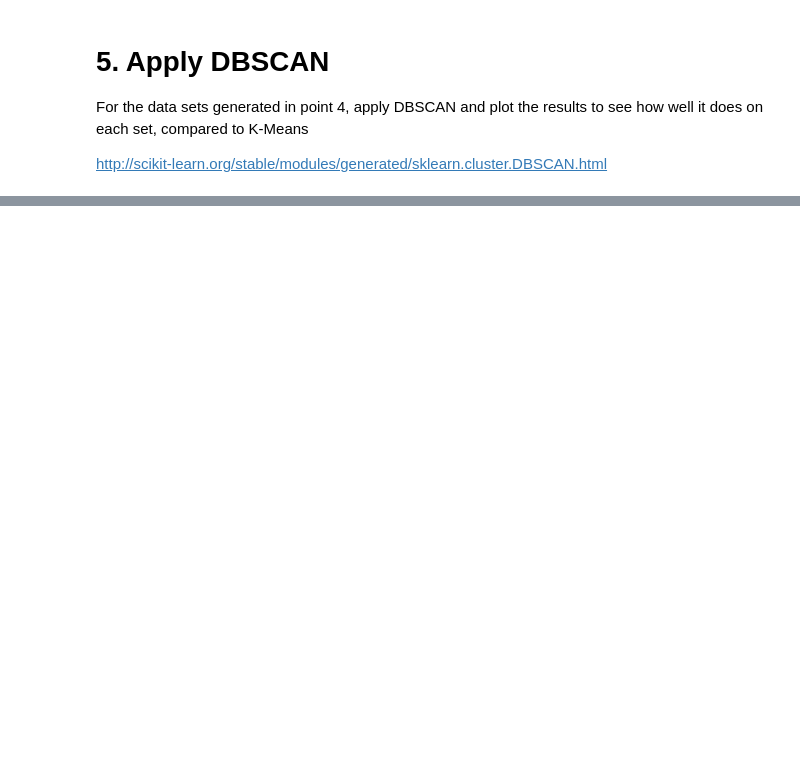
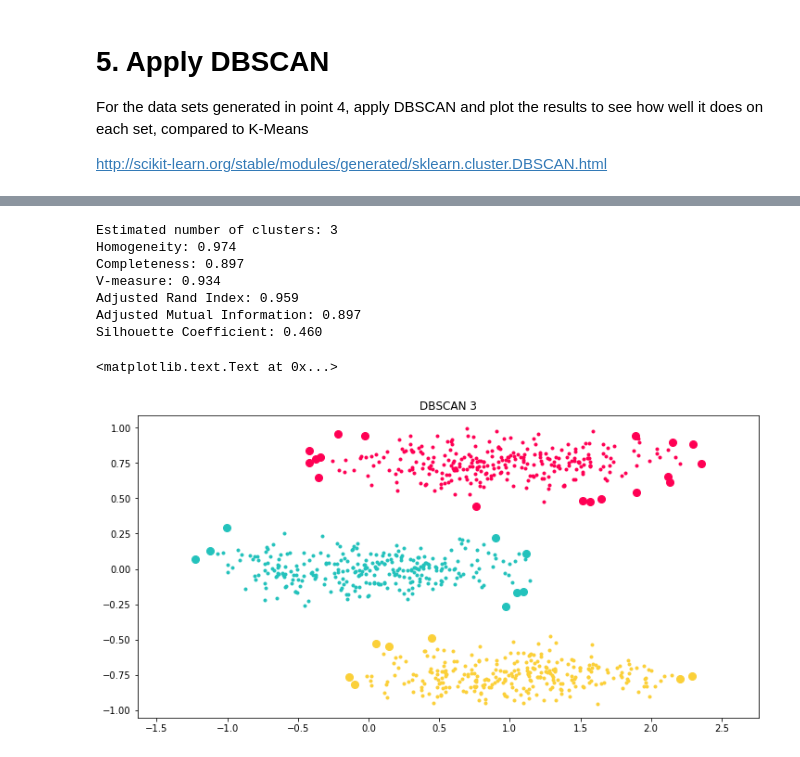
Before and after one commit to mikaelasquirchuk/DAT8SYD, a Jupyter notebook: labs/Week 4 Lesson 2 - Clustering/Thursday June 15 - Clustering.mikaelasquirchuk.ipynb, the cells around one changed output, grey strips where cells are left out. Saved outputs shown, nothing was run; the diff lists cells and outputs as text; code cells hidden in the pictures; blank space fills up the shorter version.

```diff
--- a/labs/Week 4 Lesson 2 - Clustering/Thursday June 15 - Clustering.mikaelasquirchuk.ipynb
+++ b/labs/Week 4 Lesson 2 - Clustering/Thursday June 15 - Clustering.mikaelasquirchuk.ipynb
@@ -745,0 +597,42 @@ IndexError: invalid index to scalar variable.
+# %%
+db = DBSCAN(eps=0.2, min_samples=10)
+db.fit(X)
+labels = db.labels_
+dbcsi = db.core_sample_indices_
+
+n_clusters_ = len(set(labels)) - (1 if -1 in labels else 0)
+
+print('Estimated number of clusters: %d' % n_clusters_)
+print("Homogeneity: %0.3f" % metrics.homogeneity_score(labels_true, labels))
+print("Completeness: %0.3f" % metrics.completeness_score(labels_true, labels))
+print("V-measure: %0.3f" % metrics.v_measure_score(labels_true, labels))
+print("Adjusted Rand Index: %0.3f"
+      % metrics.adjusted_rand_score(labels_true, labels))
+print("Adjusted Mutual Information: %0.3f"
+       % metrics.adjusted_mutual_info_score(labels_true, labels))
+print("Silhouette Coefficient: %0.3f"
+      % metrics.silhouette_score(X, labels))
+
+core_samples_mask = np.zeros_like(labels, dtype=bool)
+core_samples_mask[dbcsi] = True
+
+# Plot result
+unique_labels = set(labels)
+plt.figure(figsize=(12, 6))
+
+for k, col in zip(unique_labels, colors):
+    class_member_mask = (labels == k)
+    plt.plot(X[class_member_mask & core_samples_mask, 0], X[class_member_mask & core_samples_mask, 1], 'o', marker='o', c=col, markersize=3)
+    plt.plot(X[class_member_mask & ~core_samples_mask, 0], X[class_member_mask & ~core_samples_mask, 1], 'o', marker='o', c=col, markersize=8)
+plt.axis('equal')
+plt.title('DBSCAN 3')
+# %% [output]
+Estimated number of clusters: 3
+Homogeneity: 0.974
+Completeness: 0.897
+V-measure: 0.934
+Adjusted Rand Index: 0.959
+Adjusted Mutual Information: 0.897
+Silhouette Coefficient: 0.460
+<matplotlib.text.Text at 0x...>
+[figure, added]
```
Also changed, not shown: parts of 26 cells of this notebook, 3 other files.
